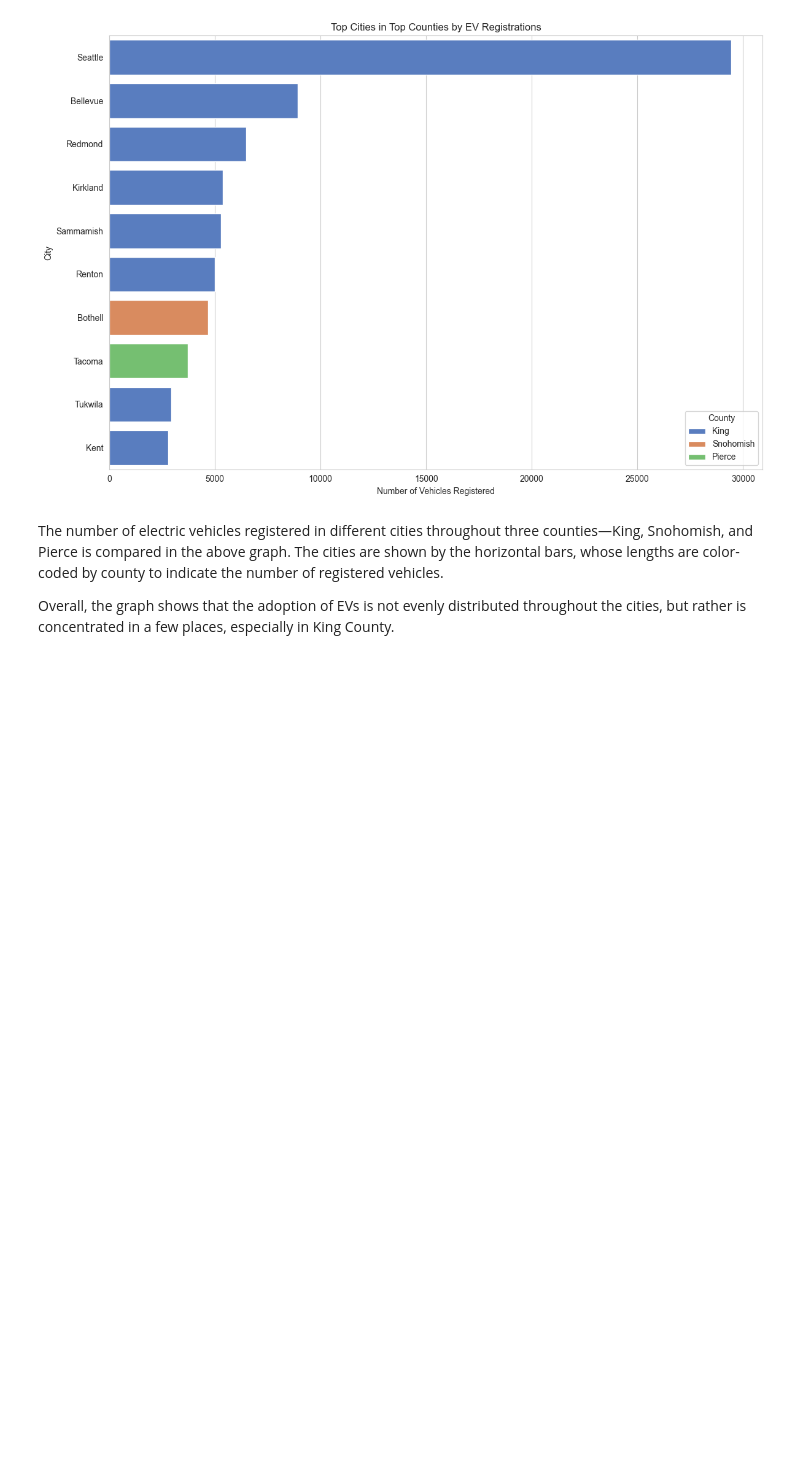
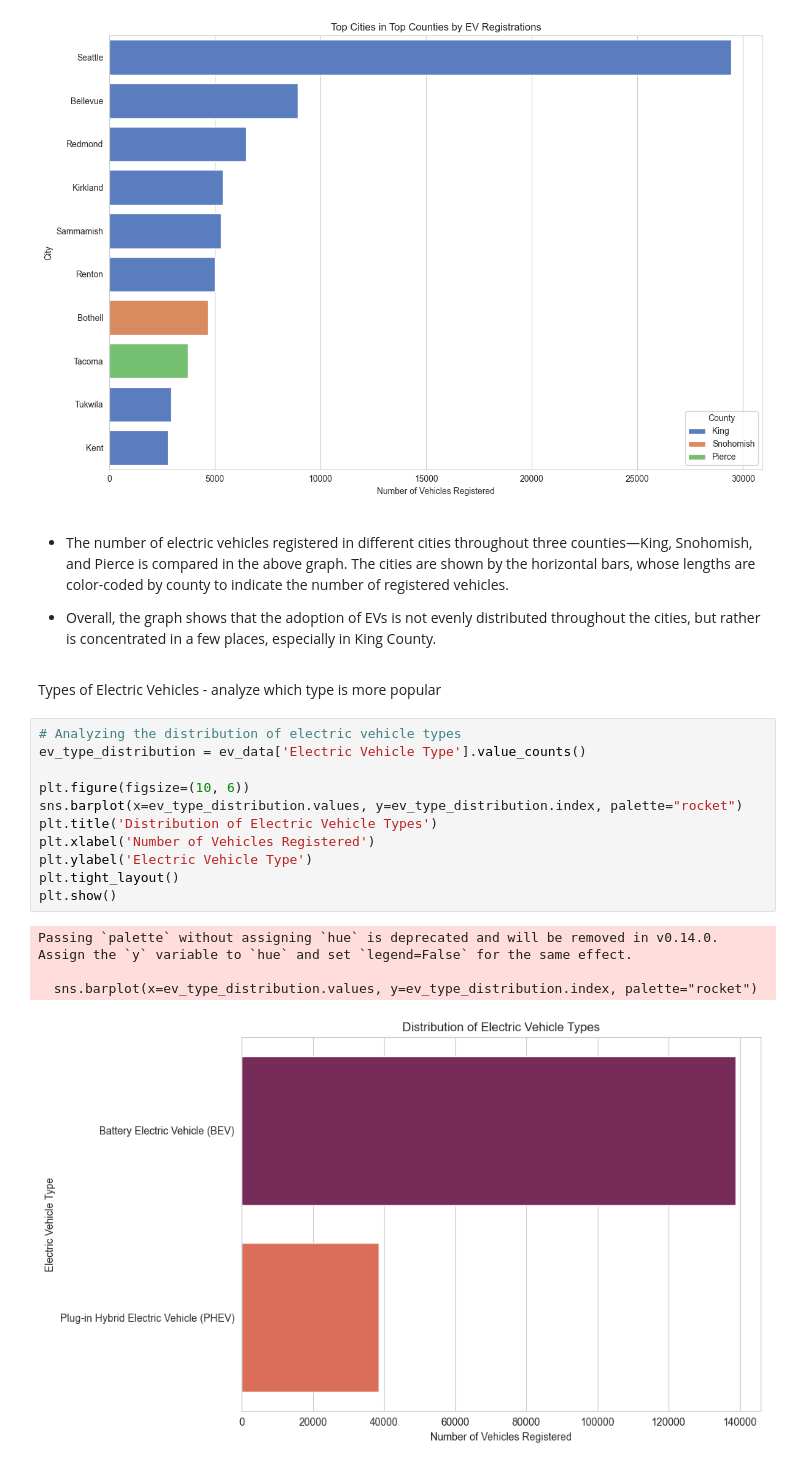
Before and after one commit to Manu-Abuya/Electric-Vehicles-Market-Size-Analysis, a Jupyter notebook: notebook/electric_vehicles_market_size.ipynb, the cells around one changed output. Saved outputs shown, nothing was run; the diff lists cells and outputs as text; blank space fills up the shorter version.

Commit message:
EV Types

```diff
--- a/notebook/electric_vehicles_market_size.ipynb
+++ b/notebook/electric_vehicles_market_size.ipynb
@@ -123,6 +123,24 @@ plt.show()
 # %% [output]
 [figure]
 # %% [markdown]
-The number of electric vehicles registered in different cities throughout three counties—King, Snohomish, and Pierce is compared in the above graph. The cities are shown by the horizontal bars, whose lengths are color-coded by county to indicate the number of registered vehicles.
+- The number of electric vehicles registered in different cities throughout three counties—King, Snohomish, and Pierce is compared in the above graph. The cities are shown by the horizontal bars, whose lengths are color-coded by county to indicate the number of registered vehicles.
 
-Overall, the graph shows that the adoption of EVs is not evenly distributed throughout the cities, but rather is concentrated in a few places, especially in King County.
+- Overall, the graph shows that the adoption of EVs is not evenly distributed throughout the cities, but rather is concentrated in a few places, especially in King County.
+# %% [markdown]
+Types of Electric Vehicles - analyze which type is more popular
+# %%
+# Analyzing the distribution of electric vehicle types
+ev_type_distribution = ev_data['Electric Vehicle Type'].value_counts()
+
+plt.figure(figsize=(10, 6))
+sns.barplot(x=ev_type_distribution.values, y=ev_type_distribution.index, palette="rocket")
+plt.title('Distribution of Electric Vehicle Types')
+plt.xlabel('Number of Vehicles Registered')
+plt.ylabel('Electric Vehicle Type')
+plt.tight_layout()
+plt.show()
+# %% [output]
+Passing `palette` without assigning `hue` is deprecated and will be removed in v0.14.0. Assign the `y` variable to `hue` and set `legend=False` for the same effect.
+
+  sns.barplot(x=ev_type_distribution.values, y=ev_type_distribution.index, palette="rocket")
+[figure, added]
```
Also changed, not shown: parts of 2 cells of this notebook.
